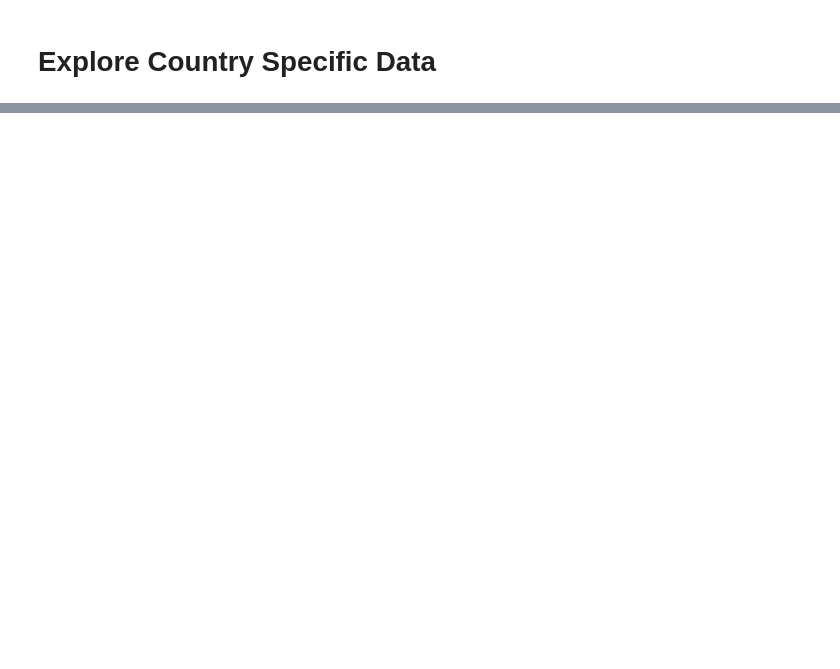
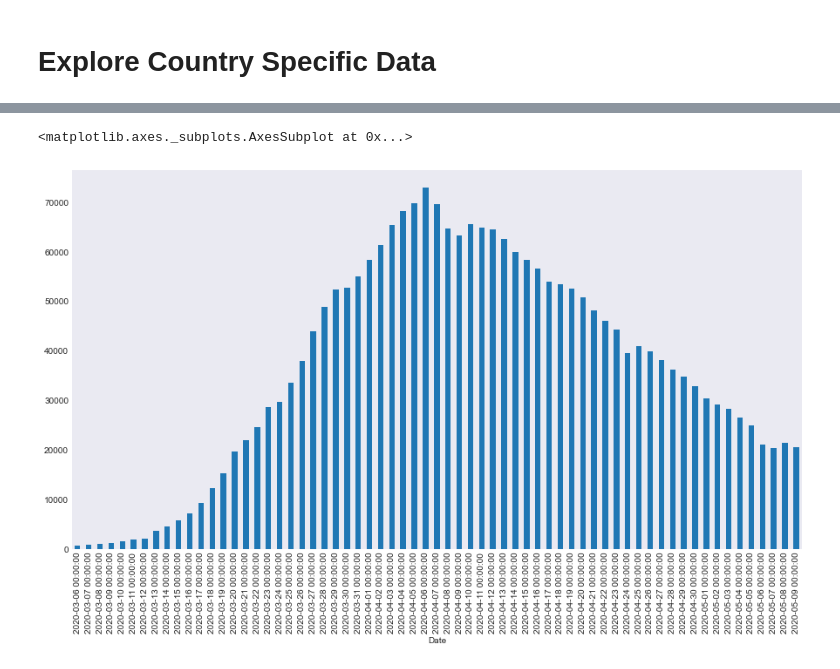
Before and after one commit to JakobRohrhirsch/COVID-19-JHU-CSSE-Analysis, a Jupyter notebook: COVID-19 Analysis.ipynb, the cells around one changed output, grey strips where cells are left out. Saved outputs shown, nothing was run; the diff lists cells and outputs as text; code cells hidden in the pictures; blank space fills up the shorter version.

```diff
--- a/COVID-19 Analysis.ipynb
+++ b/COVID-19 Analysis.ipynb
@@ -176 +192,6 @@ germany['Active Cases'].loc['03-06-2020':].plot.bar()
+# %%
+germany['Active Cases'].loc['03-06-2020':].plot.bar()
+# %% [output]
+<matplotlib.axes._subplots.AxesSubplot at 0x...>
+[figure, added]
 # %%
```
Also changed, not shown: parts of 25 cells of this notebook, 1 other file.
